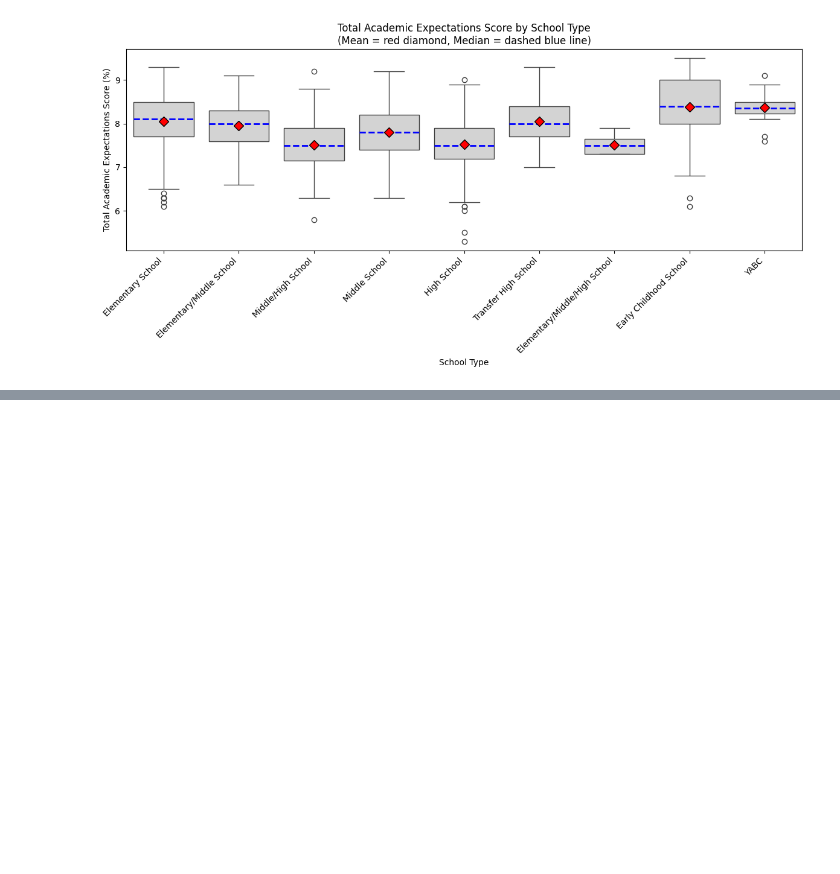
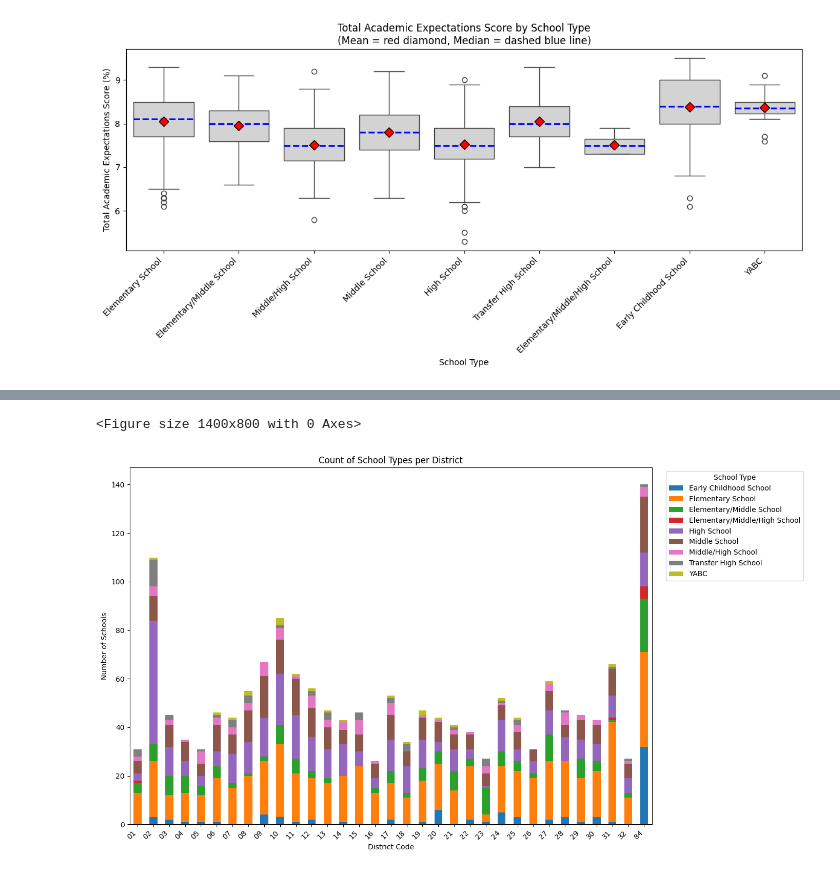
Before and after one commit to m-hilani/Yasmin-AI, a Jupyter notebook: 2 Education/student.ipynb, the cells around one changed output, grey strips where cells are left out. Drawn from its saved outputs; the diff is of its cells as text; code cells hidden in the pictures; blank space fills up the shorter version.

Commit message:
added the district code

```diff
--- a/2 Education/student.ipynb
+++ b/2 Education/student.ipynb
@@ -232,3 +213,16 @@ for col in numeric_cols:
 [figure]
 [figure]
 [figure]
+# %%
+# Assuming df is your DataFrame and 'DBN' exists
+
+# 1. Extract the two-digit district code
+df['District Code'] = df['DBN'].str[:2]
+
+# 2. Extract the borough letter
+df['Borough Code'] = df['DBN'].str[2]
+
+
+
+# Quick check
+print(df.head())
@@ -234,0 +247,26 @@ for col in numeric_cols:
+# %%
+# 2. Build a pivot table: rows = District, columns = School Type, values = counts
+type_counts = (
+    df
+    .groupby(['District Code', 'School Type'])
+    .size()
+    .unstack(fill_value=0)
+)
+
+# 3. Plot a stacked bar chart
+plt.figure(figsize=(14, 8))
+type_counts.plot(
+    kind='bar',
+    stacked=True,
+    figsize=(14, 8)
+)
+plt.xlabel('District Code')
+plt.ylabel('Number of Schools')
+plt.title('Count of School Types per District')
+plt.xticks(rotation=45, ha='right')
+plt.legend(title='School Type', bbox_to_anchor=(1.02, 1), loc='upper left')
+plt.tight_layout()
+plt.show()
+# %% [output]
+<Figure size 1400x800 with 0 Axes>
+[figure, added]
```
Also changed, not shown: parts of 8 cells of this notebook.
